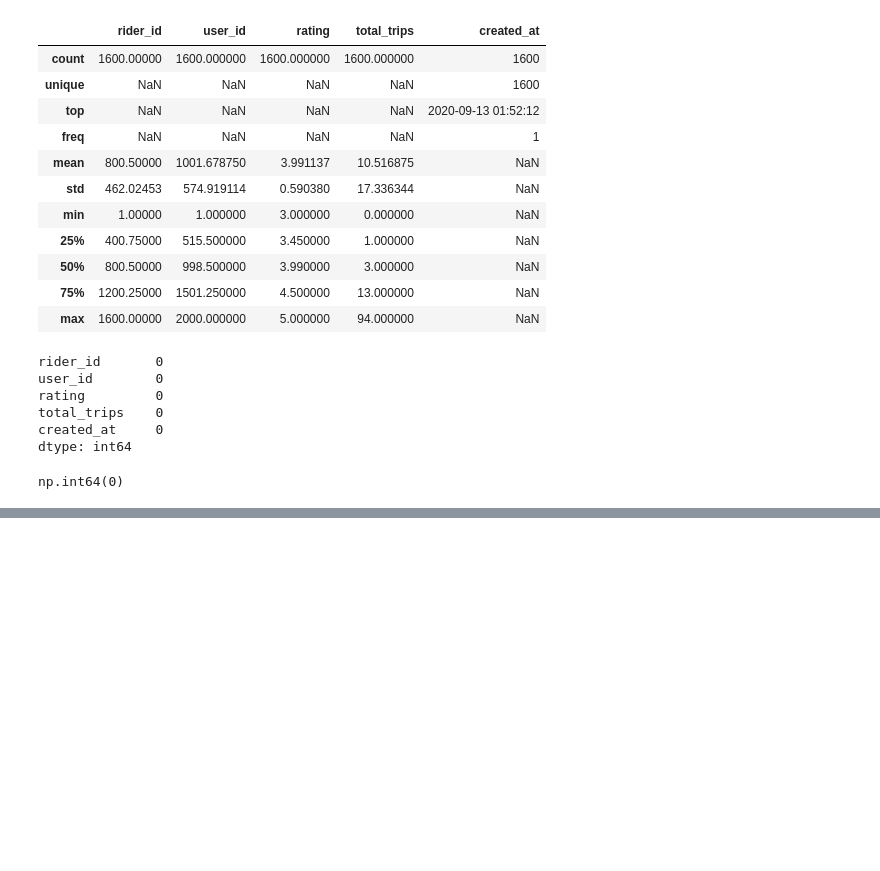
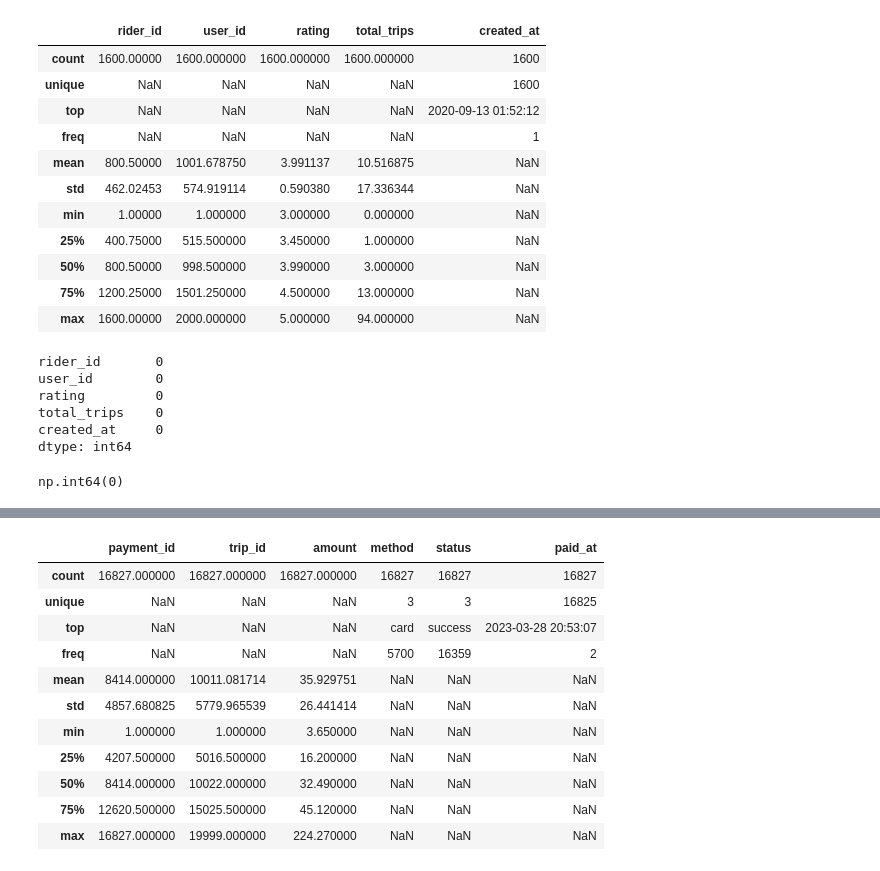
Before and after one commit to imdvamshi/UBER-DATASET-ANALYSIS, a Jupyter notebook: Phases/understand_data.ipynb, the cells around one changed output, grey strips where cells are left out. Cells and saved outputs as stored; diff of their text form; code cells hidden in the pictures; blank space fills up the shorter version.

```diff
--- a/Phases/understand_data.ipynb
+++ b/Phases/understand_data.ipynb
@@ -189,0 +394,15 @@ np.int64(0)
+# %%
+reviews.describe(include='all')
+# %% [output]
+|  | payment_id | trip_id | amount | method | status | paid_at |
+| count | 16827.000000 | 16827.000000 | 16827.000000 | 16827 | 16827 | 16827 |
+| unique | NaN | NaN | NaN | 3 | 3 | 16825 |
+| top | NaN | NaN | NaN | card | success | 2023-03-28 20:53:07 |
+| freq | NaN | NaN | NaN | 5700 | 16359 | 2 |
+| mean | 8414.000000 | 10011.081714 | 35.929751 | NaN | NaN | NaN |
+| std | 4857.680825 | 5779.965539 | 26.441414 | NaN | NaN | NaN |
+| min | 1.000000 | 1.000000 | 3.650000 | NaN | NaN | NaN |
+| 25% | 4207.500000 | 5016.500000 | 16.200000 | NaN | NaN | NaN |
+| 50% | 8414.000000 | 10022.000000 | 32.490000 | NaN | NaN | NaN |
+| 75% | 12620.500000 | 15025.500000 | 45.120000 | NaN | NaN | NaN |
+| max | 16827.000000 | 19999.000000 | 224.270000 | NaN | NaN | NaN |
```
Also changed, not shown: parts of 29 cells of this notebook.
